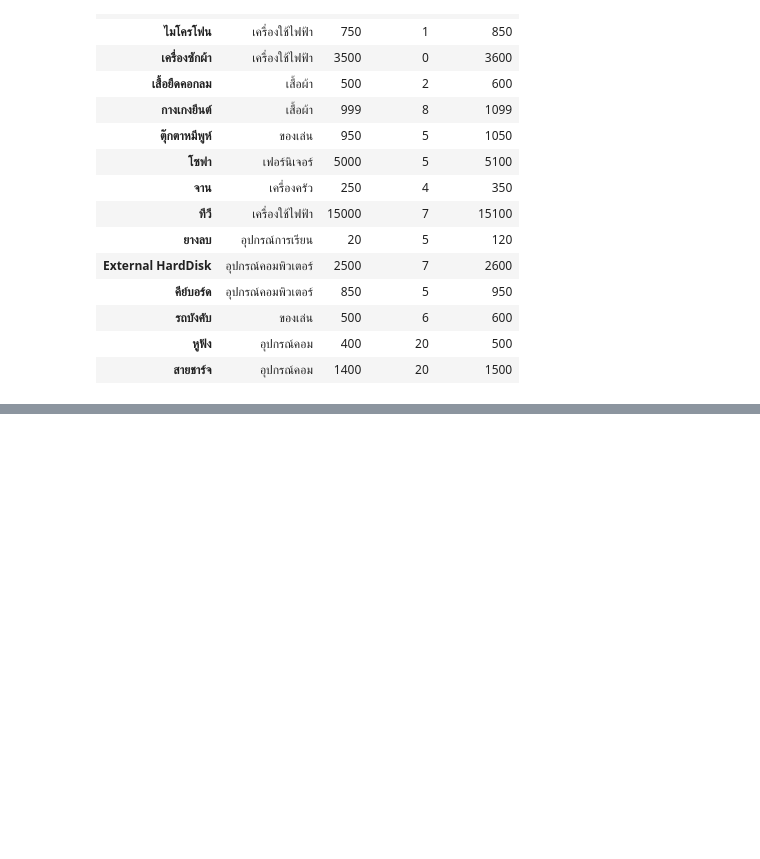
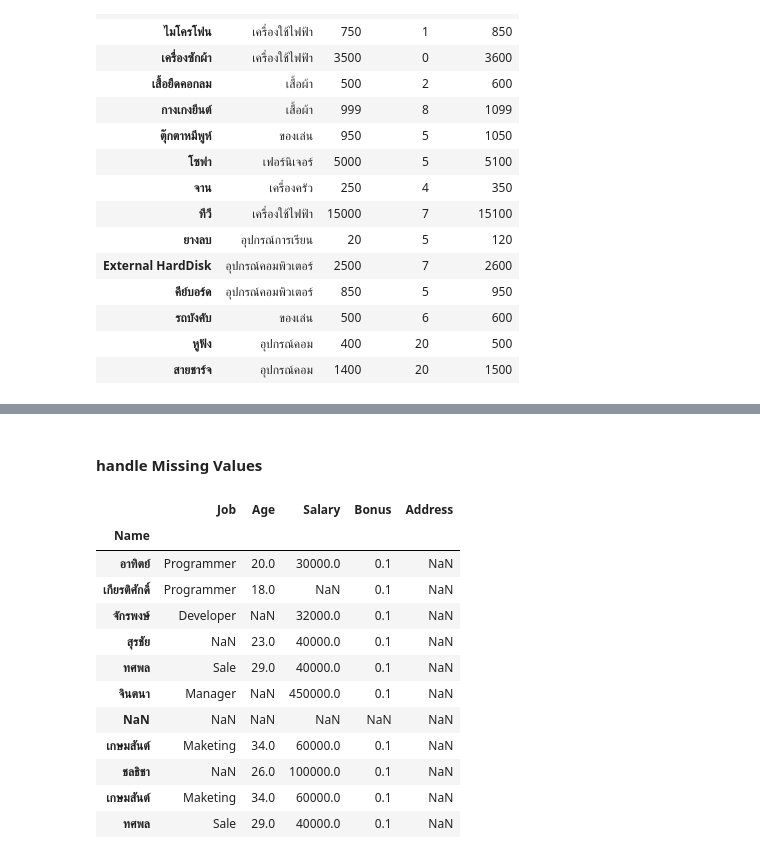
Before and after one commit to PiNGx161/PythonTutorial, a Jupyter notebook: py_pandas.ipynb, the cells around one changed output, grey strips where cells are left out. Cells and saved outputs as stored; diff of their text form; code cells hidden in the pictures; blank space fills up the shorter version.

```diff
--- a/py_pandas.ipynb
+++ b/py_pandas.ipynb
@@ -1009,0 +1228,20 @@ df
+# %% [markdown]
+#### handle Missing Values
+# %%
+import pandas as pd
+df = pd.read_excel("Employee.xlsx", index_col="Name")
+df
+# %% [output]
+|  | Job | Age | Salary | Bonus | Address |
+| Name |  |  |  |  |  |
+| อาทิตย์ | Programmer | 20.0 | 30000.0 | 0.1 | NaN |
+| เกียรติศักดิ์ | Programmer | 18.0 | NaN | 0.1 | NaN |
+| จักรพงษ์ | Developer | NaN | 32000.0 | 0.1 | NaN |
+| สุรชัย | NaN | 23.0 | 40000.0 | 0.1 | NaN |
+| ทศพล | Sale | 29.0 | 40000.0 | 0.1 | NaN |
+| จินตนา | Manager | NaN | 450000.0 | 0.1 | NaN |
+| NaN | NaN | NaN | NaN | NaN | NaN |
+| เกษมสันต์ | Maketing | 34.0 | 60000.0 | 0.1 | NaN |
+| ชลธิชา | NaN | 26.0 | 100000.0 | 0.1 | NaN |
+| เกษมสันต์ | Maketing | 34.0 | 60000.0 | 0.1 | NaN |
+| ทศพล | Sale | 29.0 | 40000.0 | 0.1 | NaN |
```
Also changed, not shown: parts of 37 cells of this notebook.
